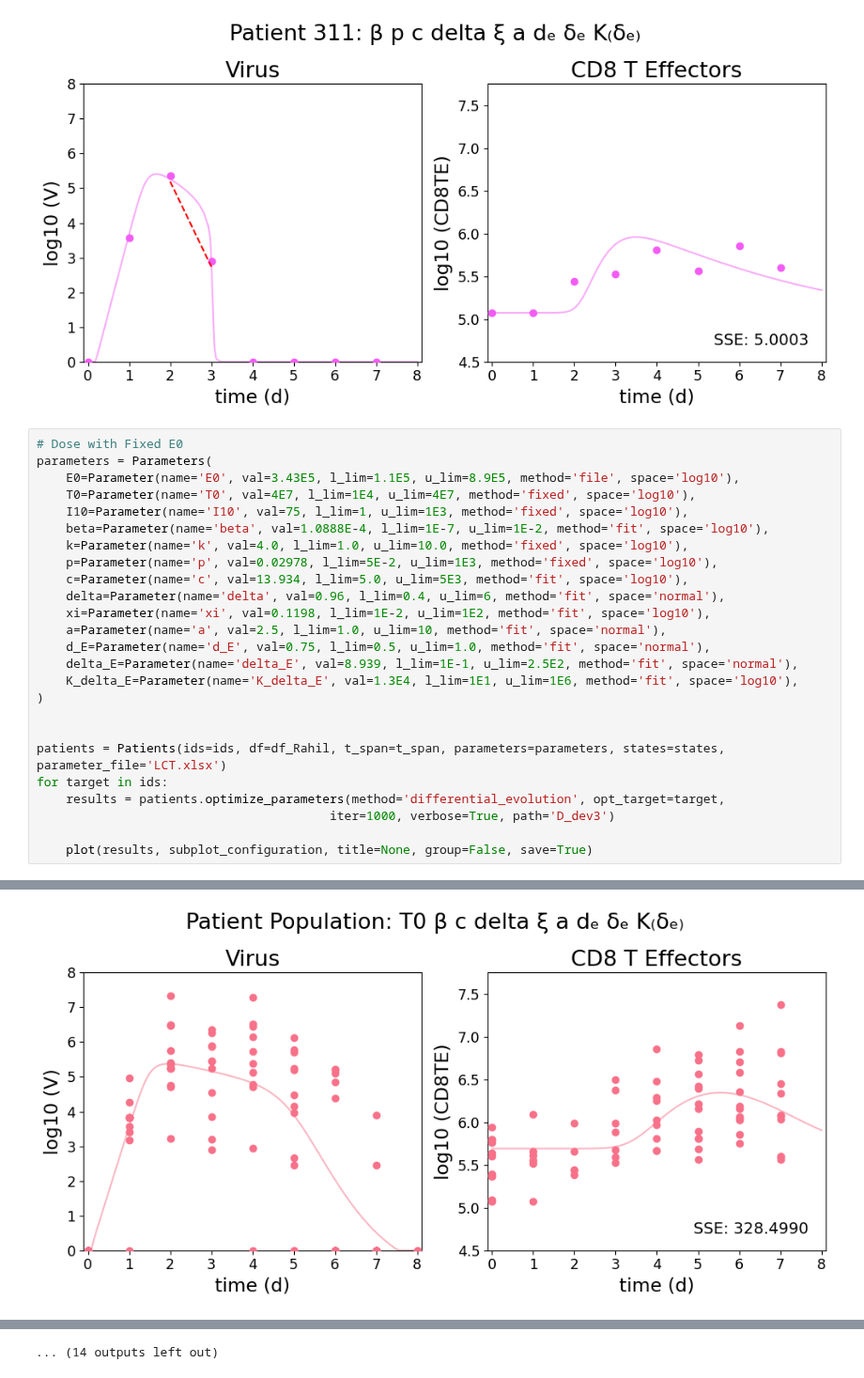
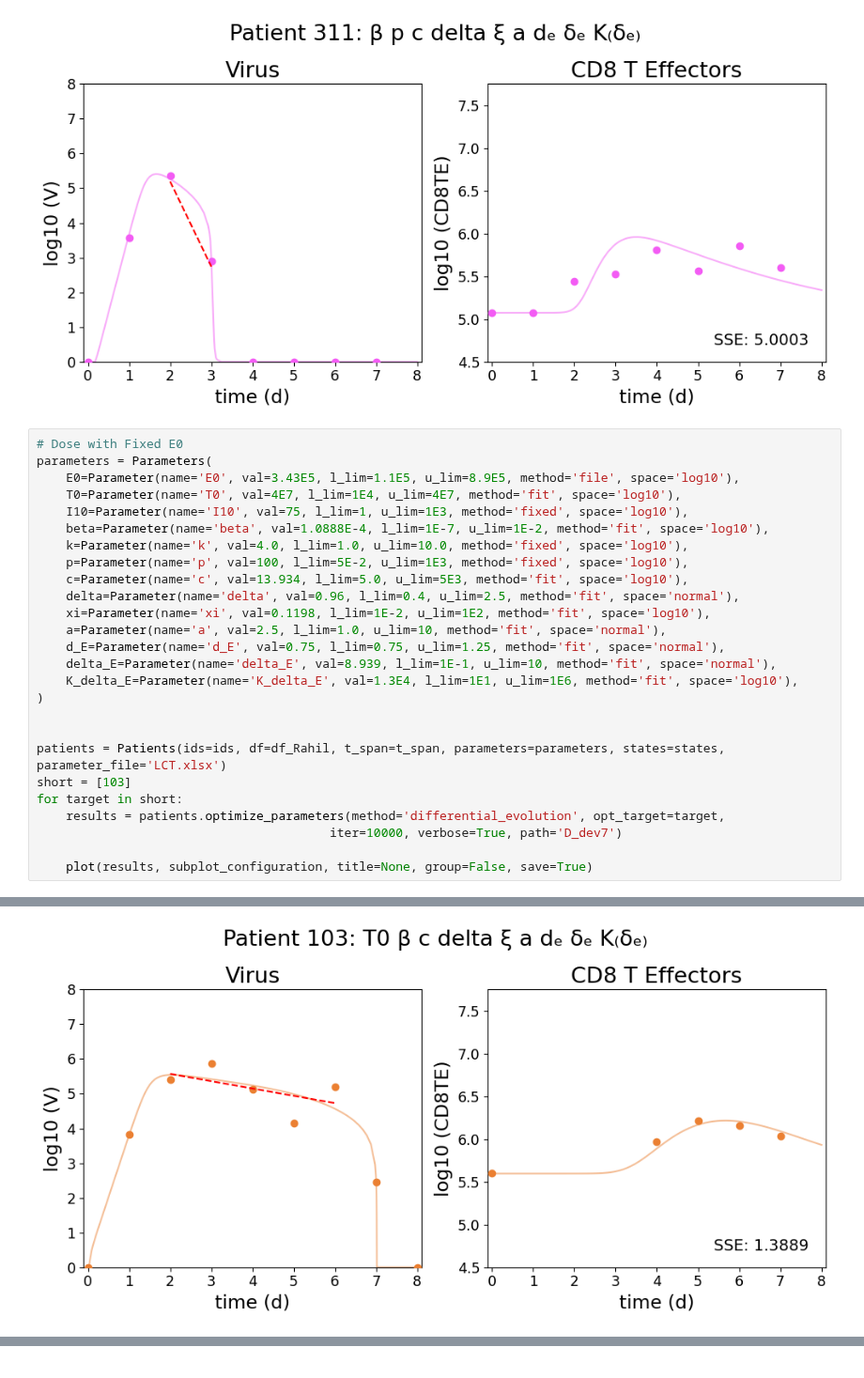
Before and after one commit to DoctorGoose/VirtualPatient, a Jupyter notebook: python/Patients.ipynb, the cells around one changed output, grey strips where cells are left out. Shown at 94% size. Saved outputs shown, nothing was run; the diff lists cells and outputs as text.

```diff
--- a/python/Patients.ipynb
+++ b/python/Patients.ipynb
@@ -1230,25 +1230,26 @@ Parameter K_delta_E: 4646.539739329414
 # Dose with Fixed E0
 parameters = Parameters(
     E0=Parameter(name='E0', val=3.43E5, l_lim=1.1E5, u_lim=8.9E5, method='file', space='log10'),
-    T0=Parameter(name='T0', val=4E7, l_lim=1E4, u_lim=4E7, method='fixed', space='log10'),
+    T0=Parameter(name='T0', val=4E7, l_lim=1E4, u_lim=4E7, method='fit', space='log10'),
     I10=Parameter(name='I10', val=75, l_lim=1, u_lim=1E3, method='fixed', space='log10'),
     beta=Parameter(name='beta', val=1.0888E-4, l_lim=1E-7, u_lim=1E-2, method='fit', space='log10'),
     k=Parameter(name='k', val=4.0, l_lim=1.0, u_lim=10.0, method='fixed', space='log10'),
-    p=Parameter(name='p', val=0.02978, l_lim=5E-2, u_lim=1E3, method='fixed', space='log10'),
+    p=Parameter(name='p', val=100, l_lim=5E-2, u_lim=1E3, method='fixed', space='log10'),
     c=Parameter(name='c', val=13.934, l_lim=5.0, u_lim=5E3, method='fit', space='log10'),
-    delta=Parameter(name='delta', val=0.96, l_lim=0.4, u_lim=6, method='fit', space='normal'),
+    delta=Parameter(name='delta', val=0.96, l_lim=0.4, u_lim=2.5, method='fit', space='normal'),
     xi=Parameter(name='xi', val=0.1198, l_lim=1E-2, u_lim=1E2, method='fit', space='log10'),
     a=Parameter(name='a', val=2.5, l_lim=1.0, u_lim=10, method='fit', space='normal'),
-    d_E=Parameter(name='d_E', val=0.75, l_lim=0.5, u_lim=1.0, method='fit', space='normal'),
-    delta_E=Parameter(name='delta_E', val=8.939, l_lim=1E-1, u_lim=2.5E2, method='fit', space='normal'),
+    d_E=Parameter(name='d_E', val=0.75, l_lim=0.75, u_lim=1.25, method='fit', space='normal'),
+    delta_E=Parameter(name='delta_E', val=8.939, l_lim=1E-1, u_lim=10, method='fit', space='normal'),
     K_delta_E=Parameter(name='K_delta_E', val=1.3E4, l_lim=1E1, u_lim=1E6, method='fit', space='log10'),
 )
 
 
 patients = Patients(ids=ids, df=df_Rahil, t_span=t_span, parameters=parameters, states=states, parameter_file='LCT.xlsx')
-for target in ids:
+short = [103]
+for target in short:
     results = patients.optimize_parameters(method='differential_evolution', opt_target=target,
-                                        iter=1000, verbose=True, path='D_dev3')
+                                        iter=10000, verbose=True, path='D_dev7')
 
     plot(results, subplot_configuration, title=None, group=False, save=True)
 # %% [output]
@@ -1272 +1273 @@ Parameter K_delta_E: 999723.3612894431
-[figure, old version]
+[figure, new version]
@@ -1363 +1273,0 @@ Parameter K_delta_E: 73.46013696231263
-... (14 outputs left out)
```
Also changed, not shown: parts of 1 cell of this notebook, 13 other files.
